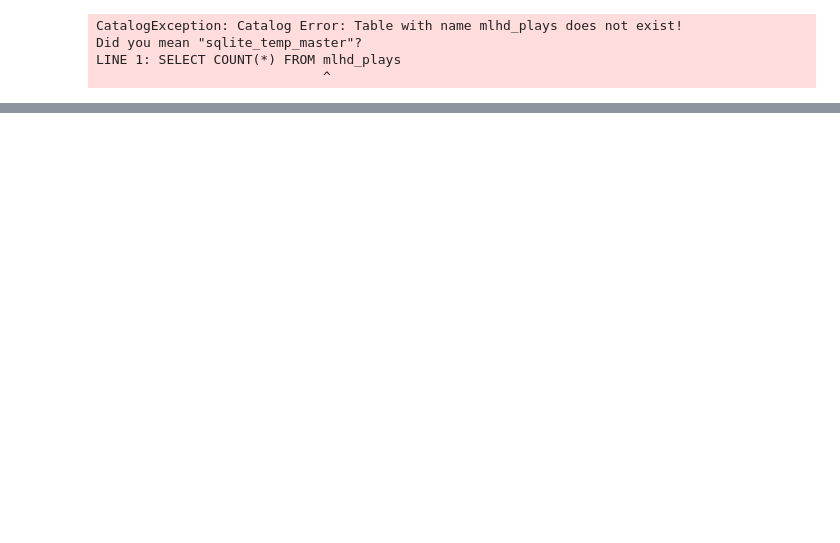
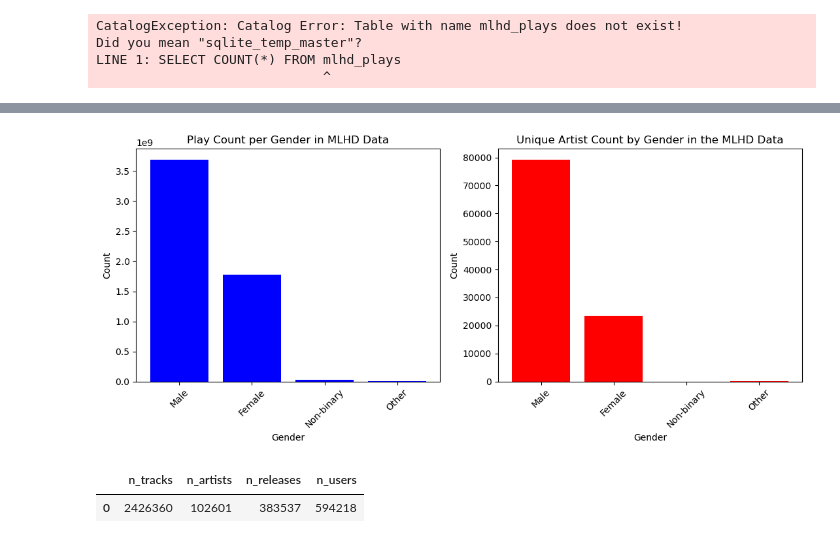
Before and after one commit to mdekstrand/musicdata-tools, a Jupyter notebook: notebooks/test.ipynb, the cells around one changed output, grey strips where cells are left out. Cells and saved outputs as stored; diff of their text form; code cells hidden in the pictures; blank space fills up the shorter version.

```diff
--- a/notebooks/test.ipynb
+++ b/notebooks/test.ipynb
@@ -232,0 +264,43 @@ conn.execute(f"select * from read_parquet('../data/mlhdv2.parquet') where to_tim
+# %%
+data['gender'] = data['gender'].fillna('Unknown')
+
+fig, (ax1, ax2) = plt.subplots(1, 2, figsize=(11, 5))
+
+ax1.bar(data['gender'], data['n_plays'], color='b')
+ax1.set_title("Play Count per Gender in MLHD Data")
+ax1.set_xlabel("Gender")
+ax1.set_ylabel("Count")
+ax1.tick_params(axis='x', rotation=45)
+
+ax2.bar(data['gender'], data['unique_count'], color='r')
+ax2.set_title("Unique Artist Count by Gender in the MLHD Data")
+ax2.set_xlabel("Gender")
+ax2.set_ylabel("Count")
+ax2.tick_params(axis='x', rotation=45)
+
+plt.tight_layout()
+plt.show()
+# %% [output]
+[figure, added]
+# %%
+unique_count_query = f"""
+    SELECT
+        COUNT(DISTINCT rec_id) AS n_tracks,
+        COUNT(DISTINCT artist_id) AS n_artists,
+        COUNT(DISTINCT release_id) AS n_releases,
+        COUNT(DISTINCT user_id) AS n_users
+    FROM (
+        SELECT
+            rec_id,
+            artist_id,
+            release_id,
+            user_id
+        FROM read_parquet('{mlhd_path}')
+    ) AS unnested_data
+"""
+
+
+conn.execute(unique_count_query).fetchdf()
+# %% [output]
+|  | n_tracks | n_artists | n_releases | n_users |
+| 0 | 2426360 | 102601 | 383537 | 594218 |
```
Also changed, not shown: parts of 5 cells of this notebook, 5 other files.
